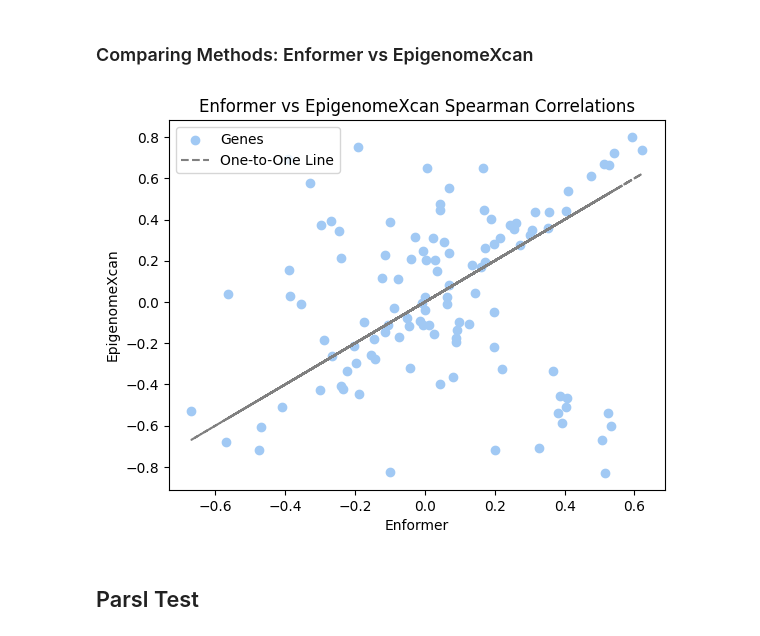
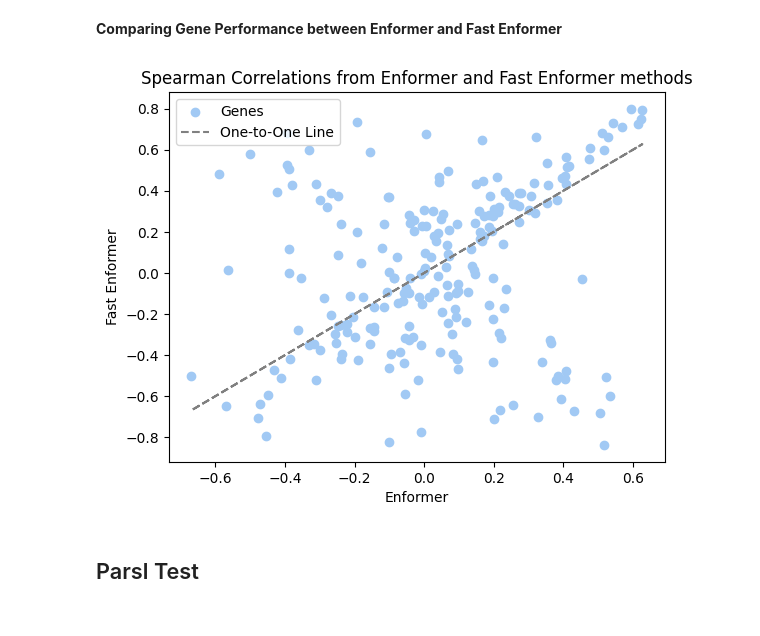
Before and after one commit to hakyimlab/sabrina-deep-learning-in-genomics, a Jupyter notebook: posts/2024-01-10-epigenomexcan-vs-enformer-significant-genes/index.ipynb, the cells around one changed output. Cells and saved outputs as stored; diff of their text form; code cells hidden in the pictures.

Commit message:
868 gene test

```diff
--- a/posts/2024-01-10-epigenomexcan-vs-enformer-significant-genes/index.ipynb
+++ b/posts/2024-01-10-epigenomexcan-vs-enformer-significant-genes/index.ipynb
@@ -130,5 +146,0 @@ obs_expr = obs_expr.loc[gene_list, samples]
-# %%
-output_cors = pd.DataFrame(columns = ["r", "pval"], index = gene_list)
-for gene in gene_list:
-    corr, pval = stats.spearmanr(obs_expr.loc[gene].values, output[gene])
-    output_cors.loc[gene] = [corr, pval]
@@ -134,0 +161,17 @@ for gene in gene_list:
+# %%
+output_cors = pd.DataFrame(columns = ["r", "pval"], index = gene_list)
+for gene in gene_list:
+    individuals = haplo_expr[gene].dropna().index
+    corr, pval = stats.spearmanr(pred_expr.loc[individuals, gene].values, haplo_expr.loc[individuals, gene].values)
+    output_cors.loc[gene] = [corr, pval]
+# Plot a pearson_corr_by_gene["human"]histogram
+plt.hist(output_cors["r"], bins=25, edgecolor='black', color=colors[0])  # 'bins' determines the number of bins or bars
+plt.title(f'Correlation between Fast Enformer and Enformer on {len(gene_list)} genes')
+plt.xlabel('Spearman Correlations')
+plt.ylabel('Frequency')
+mean = np.mean(output_cors["r"])
+plt.axvline(mean, color='black', linestyle='dashed', linewidth=2, label=f'Mean: {mean:.3f}')
+plt.legend()
+
+# Display the plot
+plt.show()
@@ -138,0 +186,17 @@ To plot the performance of gene expression derived from the EpigenomeXcan method
+# %%
+output_cors = pd.DataFrame(columns = ["r", "pval"], index = gene_list)
+for gene in gene_list:
+    individuals = haplo_expr[gene].dropna().index
+    corr, pval = stats.spearmanr(obs_expr.loc[individuals, gene].values, haplo_expr.loc[individuals, gene].values)
+    output_cors.loc[gene] = [corr, pval]
+# Plot a pearson_corr_by_gene["human"]histogram
+plt.hist(output_cors["r"], bins=25, edgecolor='black', color=colors[0])  # 'bins' determines the number of bins or bars
+plt.title(f'Correlation between Fast Enformer and Observed on {len(gene_list)} genes')
+plt.xlabel('Spearman Correlations')
+plt.ylabel('Frequency')
+mean = np.mean(output_cors["r"])
+plt.axvline(mean, color='black', linestyle='dashed', linewidth=2, label=f'Mean: {mean:.3f}')
+plt.legend()
+
+# Display the plot
+plt.show()
@@ -167,24 +219,24 @@ plt.show()
-# %% [markdown]
-### Comparing Methods: Enformer vs EpigenomeXcan
+# %% [markdown]
+**Comparing Gene Performance between Enformer and Fast Enformer**
 # %%
 # Fit a linear regression line to the data (calculate slope)
 x = cors["spearman r"].values.astype(np.float32)
 y = output_cors["r"].values.astype(np.float32)
 #  slope, intercept = np.polyfit(x, y, 1)
 # Create the plot
 plt.scatter(x, y, label='Genes', marker='o', color=colors[0])
 # plt.plot(x, slope * x + intercept, '--', color="black", label=f'Best Fit Line: y = {slope:.3f}x + {intercept:.3f}')
 plt.plot(x, x, '--', color="grey", label=f'One-to-One Line')
-plt.title("Enformer vs EpigenomeXcan Spearman Correlations")
+plt.title("Spearman Correlations from Enformer and Fast Enformer methods")
 # Add labels and legend
 plt.xlabel('Enformer')
-plt.ylabel('EpigenomeXcan')
+plt.ylabel('Fast Enformer')
 plt.legend()
 
 # Show the plot
 plt.show()
 # %% [output]
-[figure, old version]
+[figure, new version]
 # %%
 #| code-fold: true
 def qqR(corvec, nn, title):
```
Also changed, not shown: parts of 19 cells of this notebook, 2 other files.
